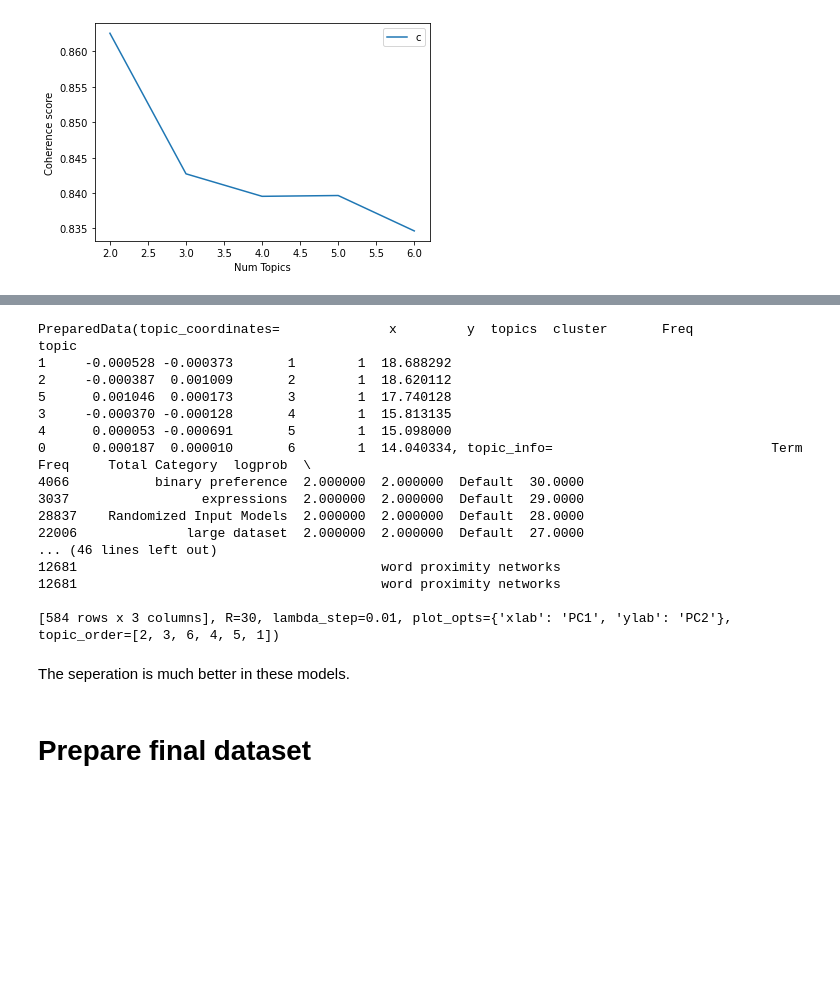
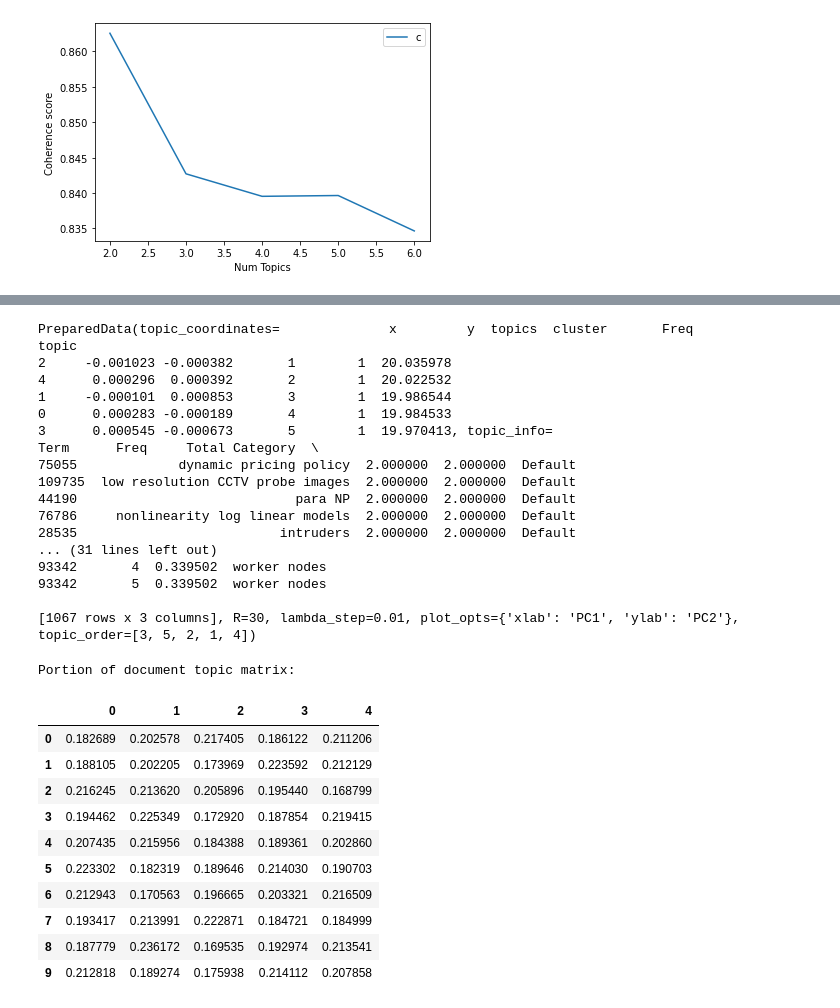
Before and after one commit to sanjibg01/CS410-project-team-trailblazers, a Jupyter notebook: arxiv/topic_model_search.ipynb, the cells around one changed output, grey strips where cells are left out. Saved outputs shown, nothing was run; the diff lists cells and outputs as text; code cells hidden in the pictures; blank space fills up the shorter version.

```diff
--- a/arxiv/topic_model_search.ipynb
+++ b/arxiv/topic_model_search.ipynb
@@ -268,5 +289,5 @@ topic
 # %%
-mod2.set_optimal_model(model_list_ngrams, 4)
+mod2.set_optimal_model(model_list_ngrams, 3)
 sent_topics_df, doc_topic_summary = mod2.produce_doc_topic_summary_df()
 topic_summary_df = mod2.produce_topic_summary_df(sent_topics_df)
 
@@ -276,22 +297,18 @@ viz
 # %% [output]
 PreparedData(topic_coordinates=              x         y  topics  cluster       Freq
 topic
-1     -0.000528 -0.000373       1        1  18.688292
-2     -0.000387  0.001009       2        1  18.620112
-5      0.001046  0.000173       3        1  17.740128
-3     -0.000370 -0.000128       4        1  15.813135
-4      0.000053 -0.000691       5        1  15.098000
-0      0.000187  0.000010       6        1  14.040334, topic_info=                            Term      Freq     Total Category  logprob  \
-4066           binary preference  2.000000  2.000000  Default  30.0000
-3037                 expressions  2.000000  2.000000  Default  29.0000
-28837    Randomized Input Models  2.000000  2.000000  Default  28.0000
-22006              large dataset  2.000000  2.000000  Default  27.0000
-... (46 lines left out)
-12681                                       word proximity networks
-12681                                       word proximity networks
+2     -0.001023 -0.000382       1        1  20.035978
+4      0.000296  0.000392       2        1  20.022532
+1     -0.000101  0.000853       3        1  19.986544
+0      0.000283 -0.000189       4        1  19.984533
+3      0.000545 -0.000673       5        1  19.970413, topic_info=                                    Term      Freq     Total Category  \
+75055             dynamic pricing policy  2.000000  2.000000  Default
+109735  low resolution CCTV probe images  2.000000  2.000000  Default
+44190                            para NP  2.000000  2.000000  Default
+76786     nonlinearity log linear models  2.000000  2.000000  Default
+28535                          intruders  2.000000  2.000000  Default
+... (31 lines left out)
+93342       4  0.339502  worker nodes
+93342       5  0.339502  worker nodes
 
-[584 rows x 3 columns], R=30, lambda_step=0.01, plot_opts={'xlab': 'PC1', 'ylab': 'PC2'}, topic_order=[2, 3, 6, 4, 5, 1])
+[1067 rows x 3 columns], R=30, lambda_step=0.01, plot_opts={'xlab': 'PC1', 'ylab': 'PC2'}, topic_order=[3, 5, 2, 1, 4])
-# %% [markdown]
-The seperation is much better in these models.
-# %% [markdown]
-# Prepare final dataset
@@ -308,0 +315,17 @@ with open("output/arxiv_with_topics.json", "w") as jsonFile:
+# %%
+print('Portion of document topic matrix:')
+doc_topic_matrix = mod2.produce_doc_topic_matrix()
+doc_topic_matrix.head(10)
+# %% [output]
+Portion of document topic matrix:
+|  | 0 | 1 | 2 | 3 | 4 |
+| 0 | 0.182689 | 0.202578 | 0.217405 | 0.186122 | 0.211206 |
+| 1 | 0.188105 | 0.202205 | 0.173969 | 0.223592 | 0.212129 |
+| 2 | 0.216245 | 0.213620 | 0.205896 | 0.195440 | 0.168799 |
+| 3 | 0.194462 | 0.225349 | 0.172920 | 0.187854 | 0.219415 |
+| 4 | 0.207435 | 0.215956 | 0.184388 | 0.189361 | 0.202860 |
+| 5 | 0.223302 | 0.182319 | 0.189646 | 0.214030 | 0.190703 |
+| 6 | 0.212943 | 0.170563 | 0.196665 | 0.203321 | 0.216509 |
+| 7 | 0.193417 | 0.213991 | 0.222871 | 0.184721 | 0.184999 |
+| 8 | 0.187779 | 0.236172 | 0.169535 | 0.192974 | 0.213541 |
+| 9 | 0.212818 | 0.189274 | 0.175938 | 0.214112 | 0.207858 |
```
Also changed, not shown: parts of 15 cells of this notebook, 3 other files.
